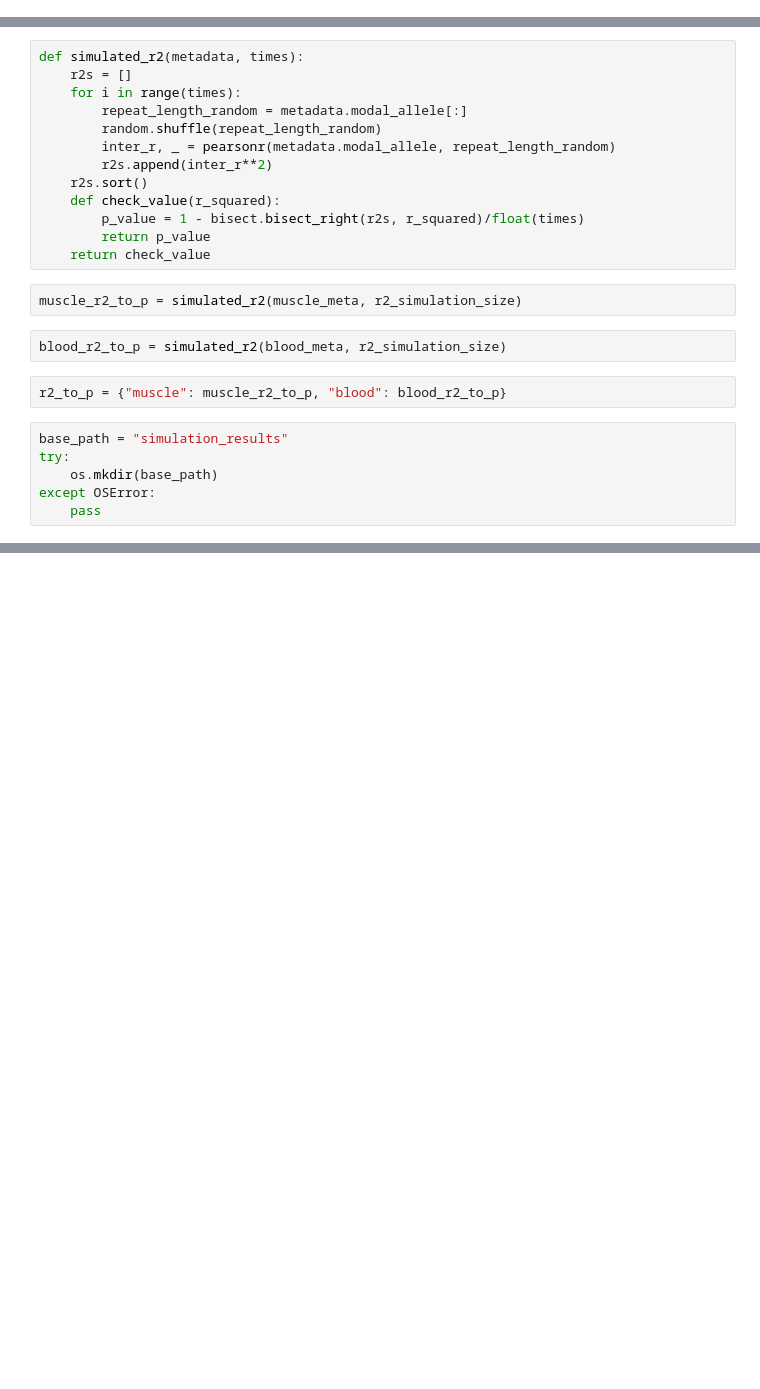
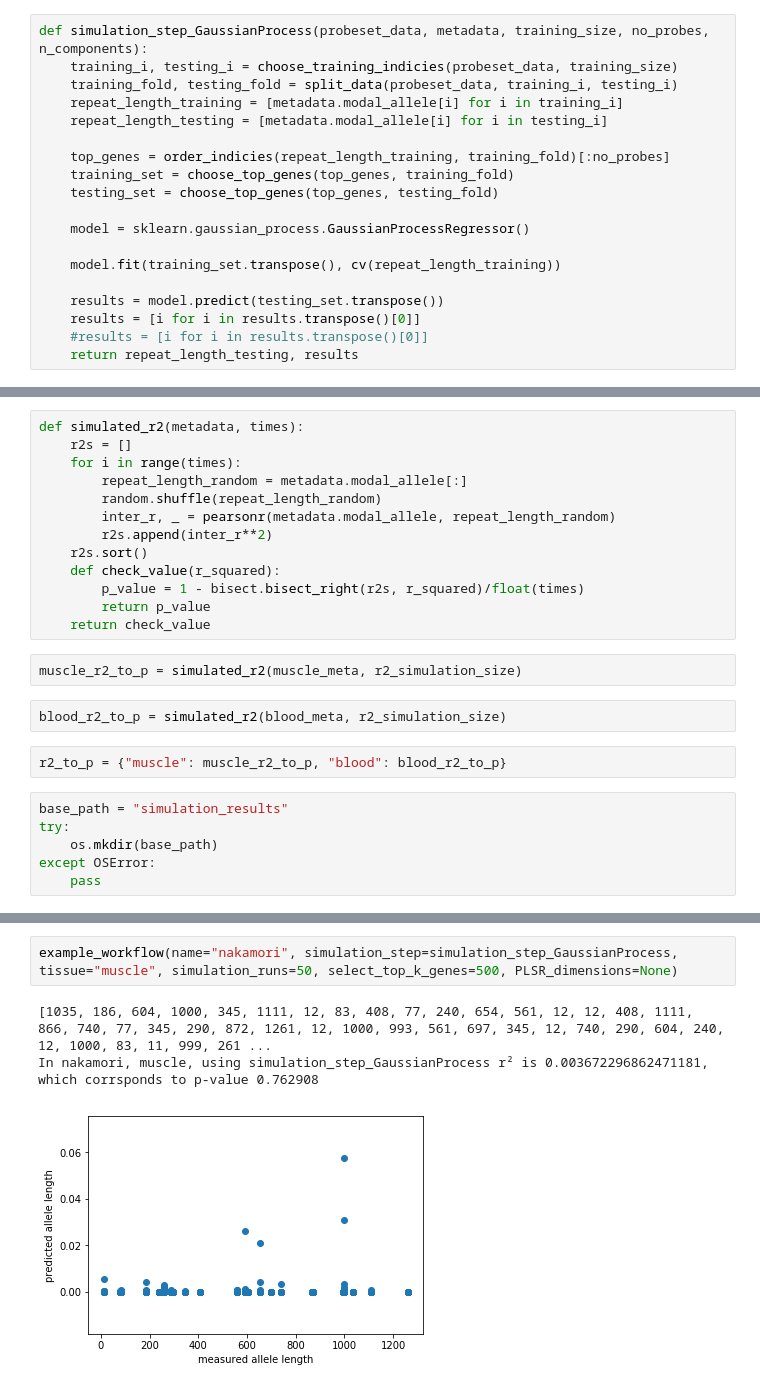
Before and after one commit to picrin/clinical_applications, a Jupyter notebook: predictions.ipynb, the cells around one changed output, grey strips where cells are left out. Drawn from its saved outputs; the diff is of its cells as text; blank space fills up the shorter version.

```diff
--- a/predictions.ipynb
+++ b/predictions.ipynb
@@ -266,0 +310,19 @@ def simulation_step(probeset_data, metadata, training_size, no_probes, n_compone
+# %%
+def simulation_step_GaussianProcess(probeset_data, metadata, training_size, no_probes, n_components):
+    training_i, testing_i = choose_training_indicies(probeset_data, training_size)
+    training_fold, testing_fold = split_data(probeset_data, training_i, testing_i)
+    repeat_length_training = [metadata.modal_allele[i] for i in training_i]
+    repeat_length_testing = [metadata.modal_allele[i] for i in testing_i]
+
+    top_genes = order_indicies(repeat_length_training, training_fold)[:no_probes]
+    training_set = choose_top_genes(top_genes, training_fold)
+    testing_set = choose_top_genes(top_genes, testing_fold)
+
+    model = sklearn.gaussian_process.GaussianProcessRegressor()
+
+    model.fit(training_set.transpose(), cv(repeat_length_training))
+
+    results = model.predict(testing_set.transpose())
+    results = [i for i in results.transpose()[0]]
+    #results = [i for i in results.transpose()[0]]
+    return repeat_length_testing, results
@@ -396,0 +610,6 @@ def example_workflow(name, tissue, simulation_runs, select_top_k_genes, PLSR_dim
+# %%
+example_workflow(name="nakamori", simulation_step=simulation_step_GaussianProcess, tissue="muscle", simulation_runs=50, select_top_k_genes=500, PLSR_dimensions=None)
+# %% [output]
+[1035, 186, 604, 1000, 345, 1111, 12, 83, 408, 77, 240, 654, 561, 12, 12, 408, 1111, 866, 740, 77, 345, 290, 872, 1261, 12, 1000, 993, 561, 697, 345, 12, 740, 290, 604, 240, 12, 1000, 83, 11, 999, 261 ...
+In nakamori, muscle, using simulation_step_GaussianProcess r² is 0.003672296862471181, which corrsponds to p-value 0.762908
+[figure, added]
```
Also changed, not shown: parts of 39 cells of this notebook.
